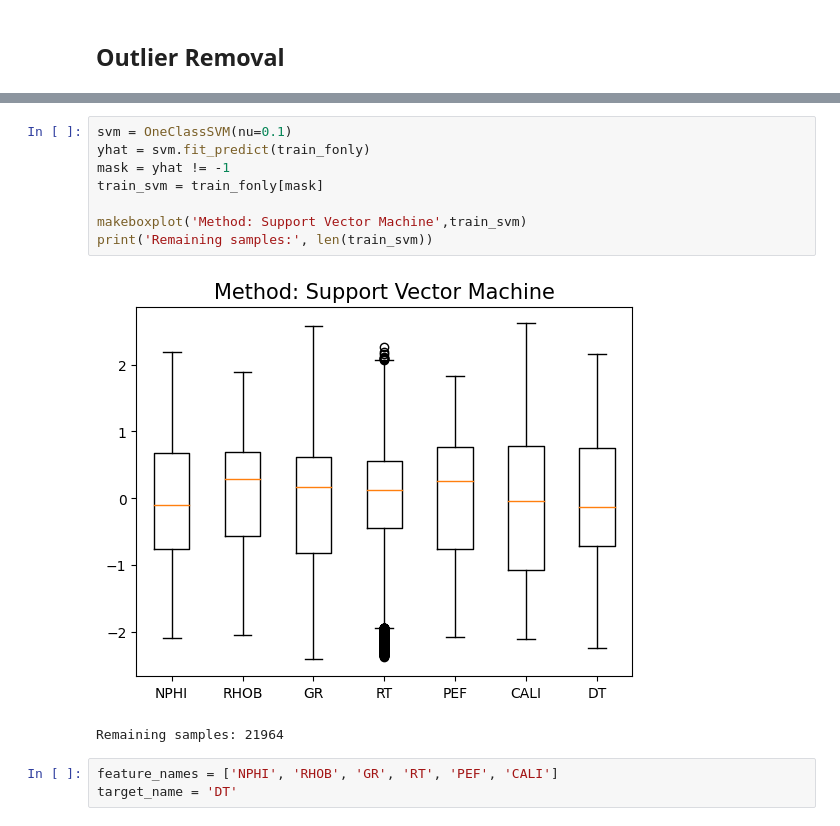
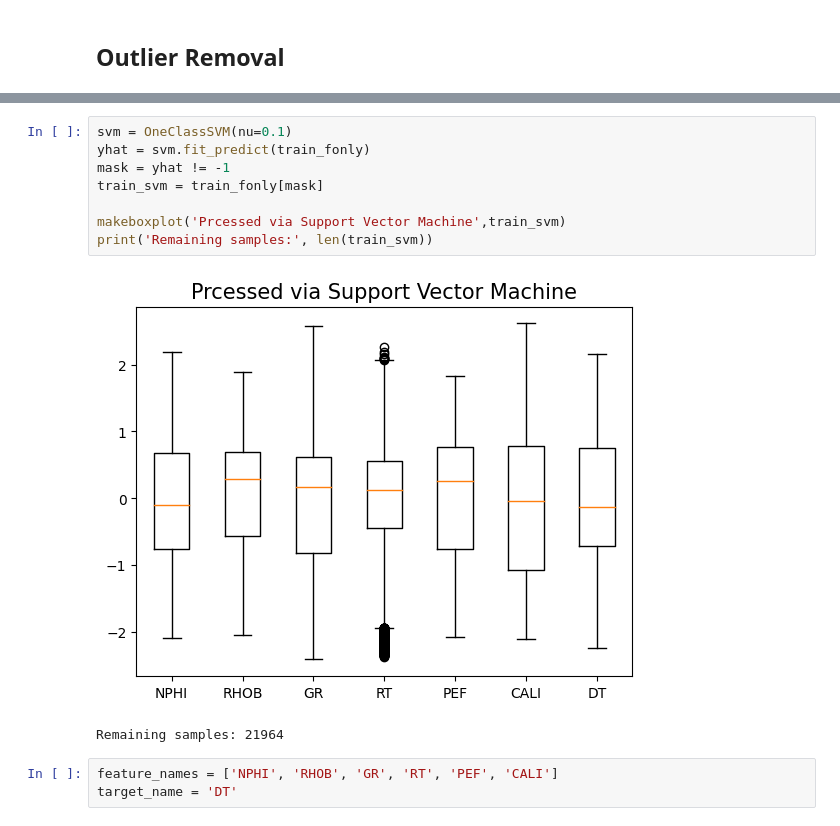
Before and after one commit to OrionXV/-Volve-Well-Log-Prediction, a Jupyter notebook: notebooks/DefaultPredictors.ipynb, the cells around one changed output, grey strips where cells are left out. Drawn from its saved outputs; the diff is of its cells as text.

```diff
--- a/notebooks/DefaultPredictors.ipynb
+++ b/notebooks/DefaultPredictors.ipynb
@@ -228,13 +236,13 @@ n samples unprocessed: 24403
 # %%
 svm = OneClassSVM(nu=0.1)
 yhat = svm.fit_predict(train_fonly)
 mask = yhat != -1
 train_svm = train_fonly[mask]
 
-makeboxplot('Method: Support Vector Machine',train_svm)
+makeboxplot('Prcessed via Support Vector Machine',train_svm)
 print('Remaining samples:', len(train_svm))
 # %% [output]
-[figure, old version]
+[figure, new version]
 Remaining samples: 21964
 # %%
 feature_names = ['NPHI', 'RHOB', 'GR', 'RT', 'PEF', 'CALI']
```
Also changed, not shown: parts of 22 cells of this notebook.
